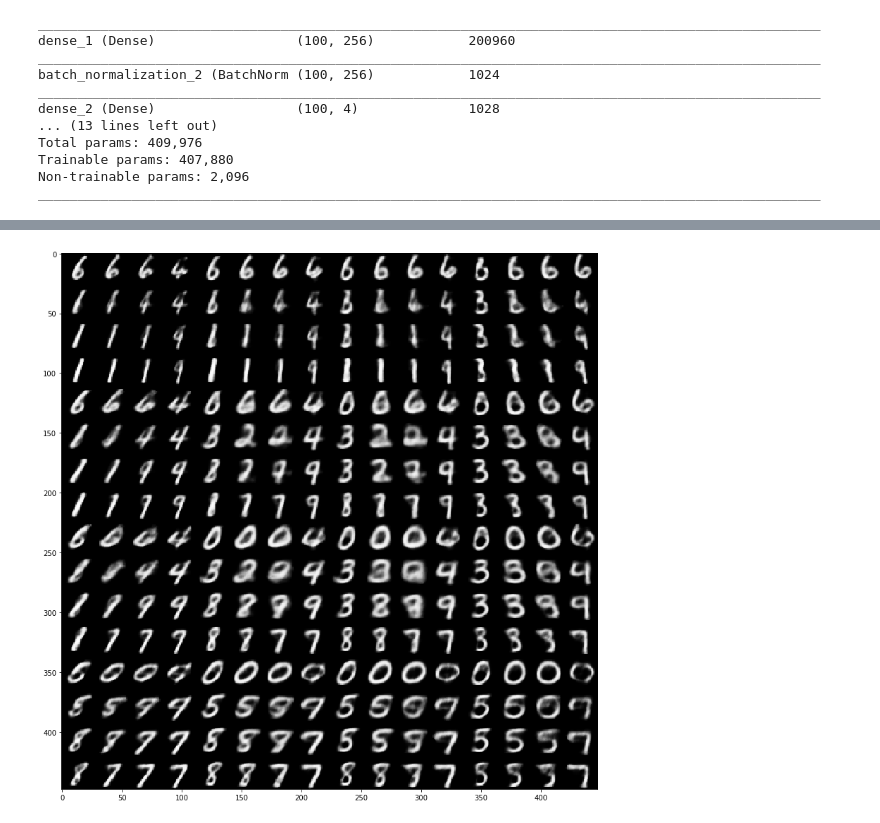
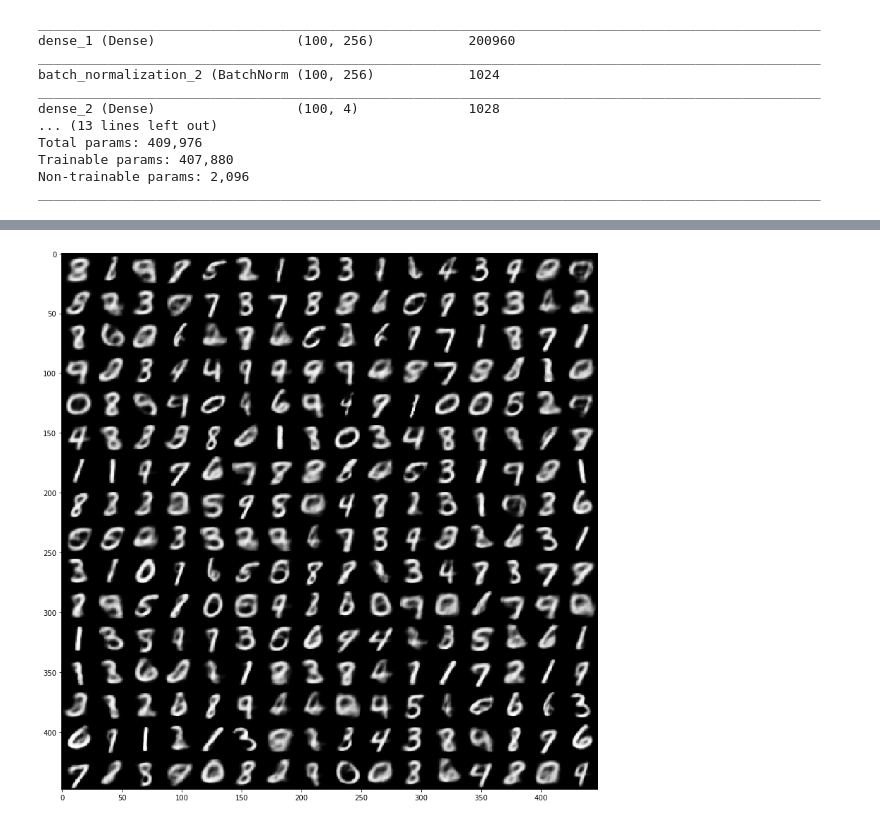
Before and after one commit to bjlkeng/sandbox, a Jupyter notebook: notebooks/varitional-autoencoder-basic.ipynb, the cells around one changed output, grey strips where cells are left out. Saved outputs shown, nothing was run; the diff lists cells and outputs as text; code cells hidden in the pictures.

```diff
--- a/notebooks/varitional-autoencoder-basic.ipynb
+++ b/notebooks/varitional-autoencoder-basic.ipynb
@@ -139,30 +139,31 @@ generator = Model(decoder_input, _x_decoded_mean)
 # %%
 # display a 2D manifold of the digits
 n = 4  # figure with 15x15 digits
 digit_size = 28
 figure = np.zeros((digit_size * n * n, digit_size * n * n))
 # linearly spaced coordinates on the unit square were transformed through the inverse CDF (ppf) of the Gaussian
 # to produce values of the latent variables z, since the prior of the latent space is Gaussian
 grid_x = norm.ppf(np.linspace(0.05, 0.95, n))
 grid_y = norm.ppf(np.linspace(0.05, 0.95, n))
 grid_xx = norm.ppf(np.linspace(0.05, 0.95, n))
 grid_yy = norm.ppf(np.linspace(0.05, 0.95, n))
 
 for i, yi in enumerate(grid_x):
     for j, xi in enumerate(grid_y):
         for ii, yii in enumerate(grid_xx):
             for jj, xii in enumerate(grid_yy):
-                z_sample = np.array([[xi, yi, xii, yii]])
+                #z_sample = np.array([[xi, yi, xii, yii]])
+                z_sample = np.array([norm.rvs(size=4)])
                 z_sample = np.tile(z_sample, batch_size).reshape(batch_size, 4)
                 x_decoded = generator.predict(z_sample, batch_size=batch_size)
                 digit = x_decoded[0].reshape(digit_size, digit_size)
 
                 x = (i * n + ii) * digit_size
                 y = (j * n + jj) * digit_size
                 figure[x:x + digit_size, y:y + digit_size] = digit
 
 plt.figure(figsize=(14, 14))
 plt.imshow(figure, cmap='Greys_r')
 plt.show()
 # %% [output]
-[figure, old version]
+[figure, new version]
```
Also changed, not shown: parts of 2 cells of this notebook, 1 other file.
